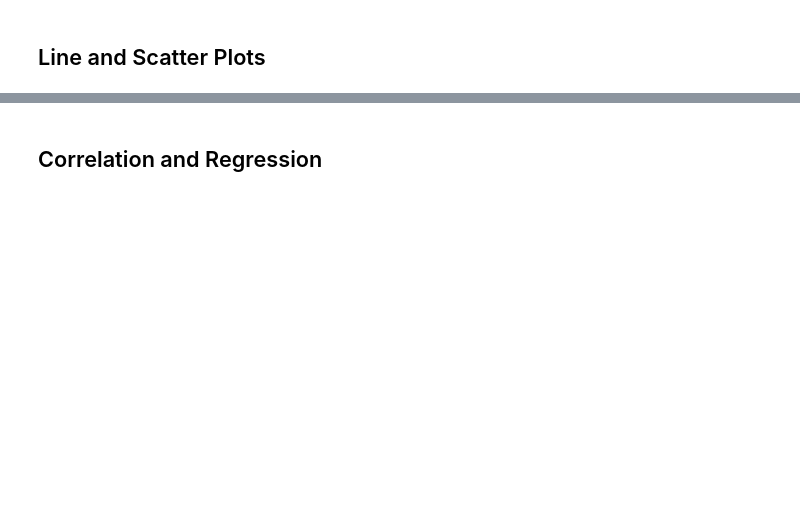
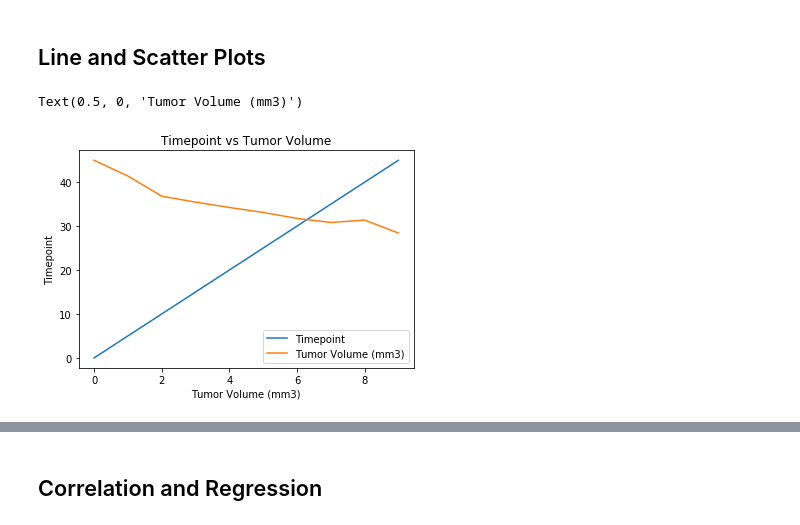
Before and after one commit to cdfencing/Matplotlib-The-Power-of-Plots, a Jupyter notebook: Pymaceuticals/Pymaceuticals.ipynb, the cells around one changed output, grey strips where cells are left out. Drawn from its saved outputs; the diff is of its cells as text; code cells hidden in the pictures; blank space fills up the shorter version.

```diff
--- a/Pymaceuticals/Pymaceuticals.ipynb
+++ b/Pymaceuticals/Pymaceuticals.ipynb
@@ -183,4 +186,29 @@ duplicates = combined_df[combined_df.duplicated(["Mouse ID", "Timepoint"])]["Mou
 # %% [markdown]
 ## Line and Scatter Plots
+# %%
+# Randomly selected a mouse and grab data for that particular mouse, the mouse chosen: m601
+
+time_point_vs_tumer_vol = combined_df[combined_df["Mouse ID"].isin(["m601"])]
+time_point_vs_tumer_vol
+
+#Create new data frame for mouse ID m601 with ID, timepoint and tumor volume
+
+time_point_vs_tumer_vol_df = time_point_vs_tumer_vol[["Mouse ID", "Timepoint", "Tumor Volume (mm3)"]]
+time_point_vs_tumer_vol_df
+
+# Establish line plot data frame, resetting the index
+line_plot = time_point_vs_tumer_vol_df.reset_index()
+line_plot
 # %%
+# Remove index for graphing of the line plot with final dataframe
+final_line_plot = line_plot[["Mouse ID", "Timepoint", "Tumor Volume (mm3)"]]
+final_line_plot
+
 # Generate a line plot of time point versus tumor volume for a mouse treated with Capomulin
+lines_df = final_line_plot.plot.line()
+plt.title("Timepoint vs Tumor Volume")
+plt.ylabel('Timepoint')
+plt.xlabel('Tumor Volume (mm3)')
+# %% [output]
+Text(0.5, 0, 'Tumor Volume (mm3)')
+[figure, added]
```
Also changed, not shown: parts of 3 cells of this notebook, 1 other file.
